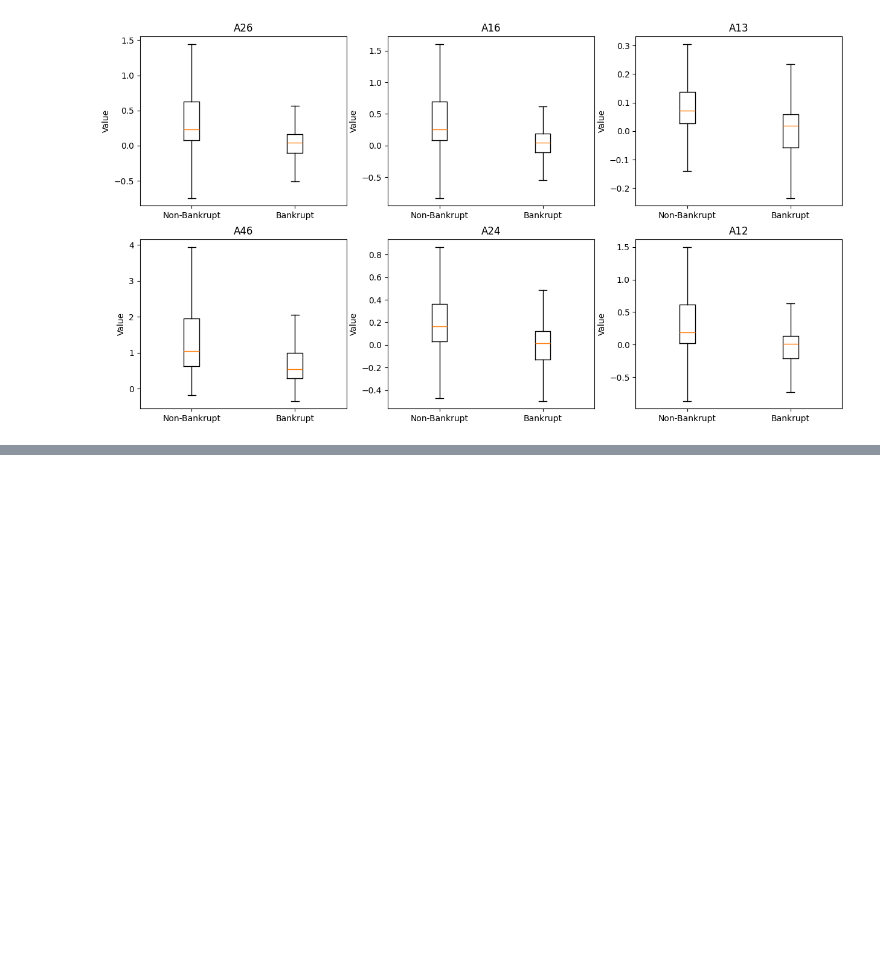
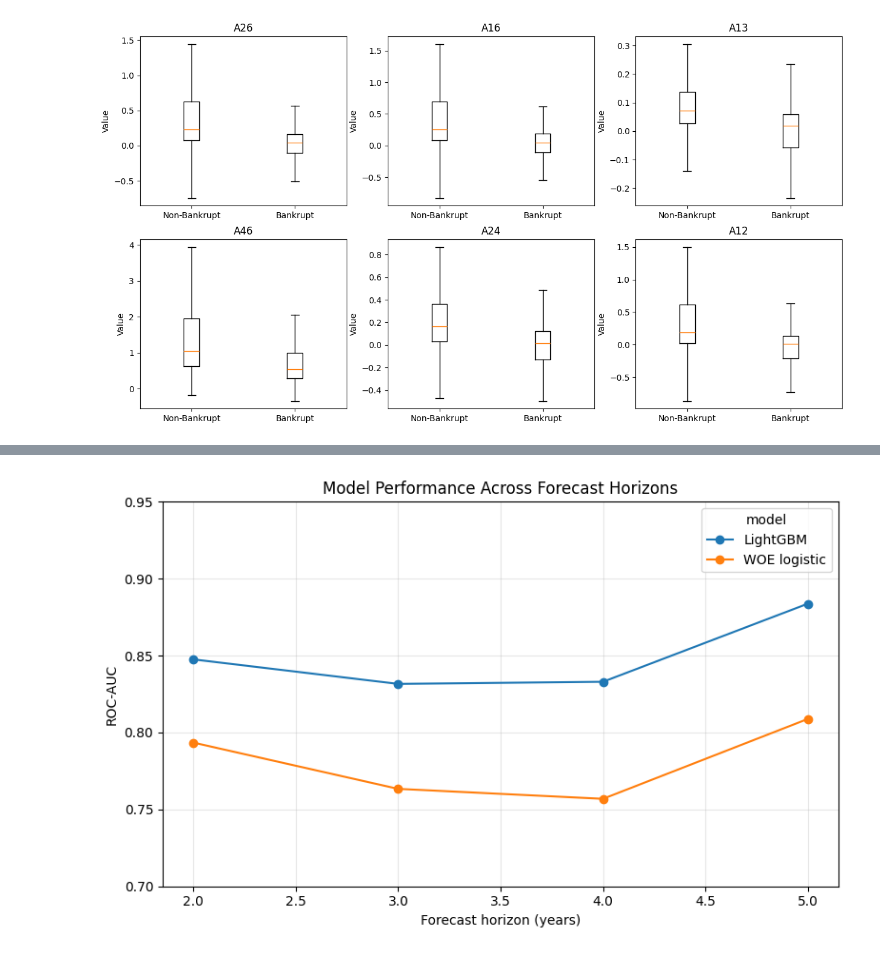
Before and after one commit to nJuleigh/TIL, a Jupyter notebook: NICE실습.ipynb, the cells around one changed output, grey strips where cells are left out. Saved outputs shown, nothing was run; the diff lists cells and outputs as text; code cells hidden in the pictures; blank space fills up the shorter version.

```diff
--- a/NICE실습.ipynb
+++ b/NICE실습.ipynb
@@ -467,0 +2073,17 @@ NameError: name 'train_missing_rate' is not defined
+# %%
+# year=1~4는 달력 연도가 아니라 각각 5년·4년·3년·2년 후 부도를 예측하는 자료
+# 따라서 이것을 “시간 안정성 검증”이라고 부르지 않고 예측기간 변화에 대한 외부 적용 실험
+
+# =========================================================
+# 15. Cross-horizon transportability and score PSI
+# =========================================================
+
+_, psi_edges = pd.qcut(
+    pd.Series(train_score),
+    q=10,
+    retbins=True,
+    duplicates="drop"
+)
+
+psi_edges[0] = -np.inf
+psi_edges[-1] = np.inf
@@ -467,0 +2465,36 @@ NameError: name 'train_missing_rate' is not defined
+# %%
+# 예측 기간별 AUC
+
+auc_plot_data = (
+    cross_horizon_table
+    .pivot(
+        index="forecast_years",
+        columns="model",
+        values="roc_auc"
+    )
+    .sort_index()
+)
+
+auc_plot_data.plot(
+    marker="o",
+    figsize=(8, 5)
+)
+
+plt.xlabel("Forecast horizon (years)")
+plt.ylabel("ROC-AUC")
+plt.title(
+    "Model Performance Across Forecast Horizons"
+)
+plt.ylim(0.70, 0.95)
+plt.grid(alpha=0.3)
+plt.tight_layout()
+
+plt.savefig(
+    "results/cross_horizon_auc.png",
+    dpi=200,
+    bbox_inches="tight"
+)
+
+plt.show()
+# %% [output]
+[figure, added]
```
Also changed, not shown: parts of 74 cells of this notebook.
